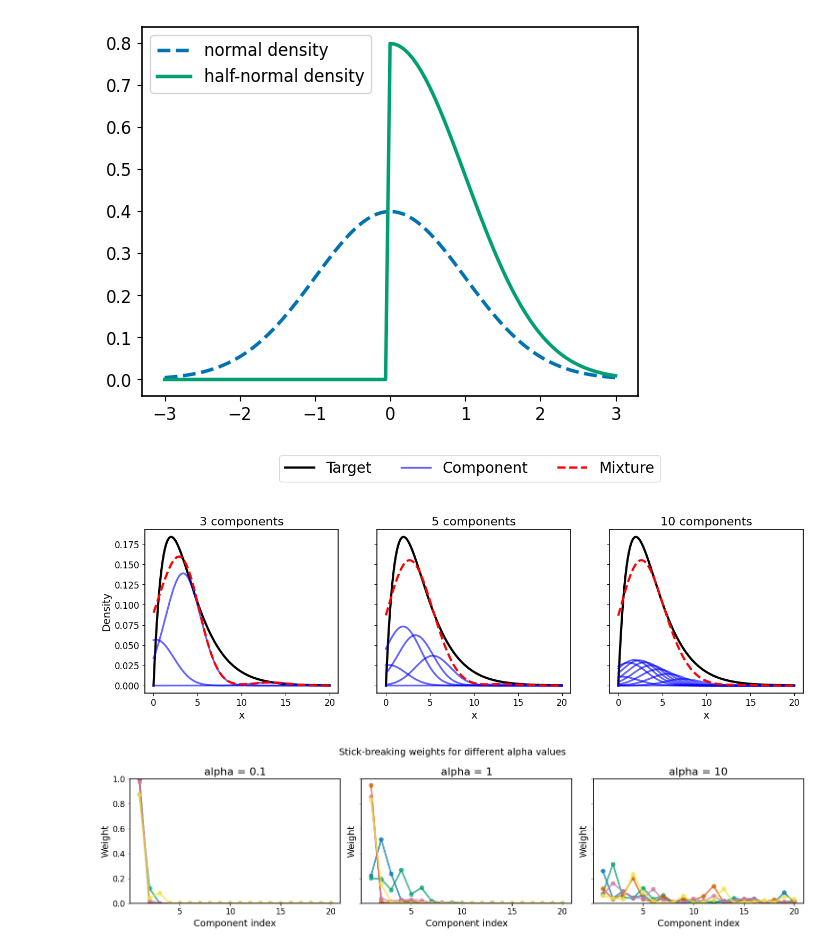
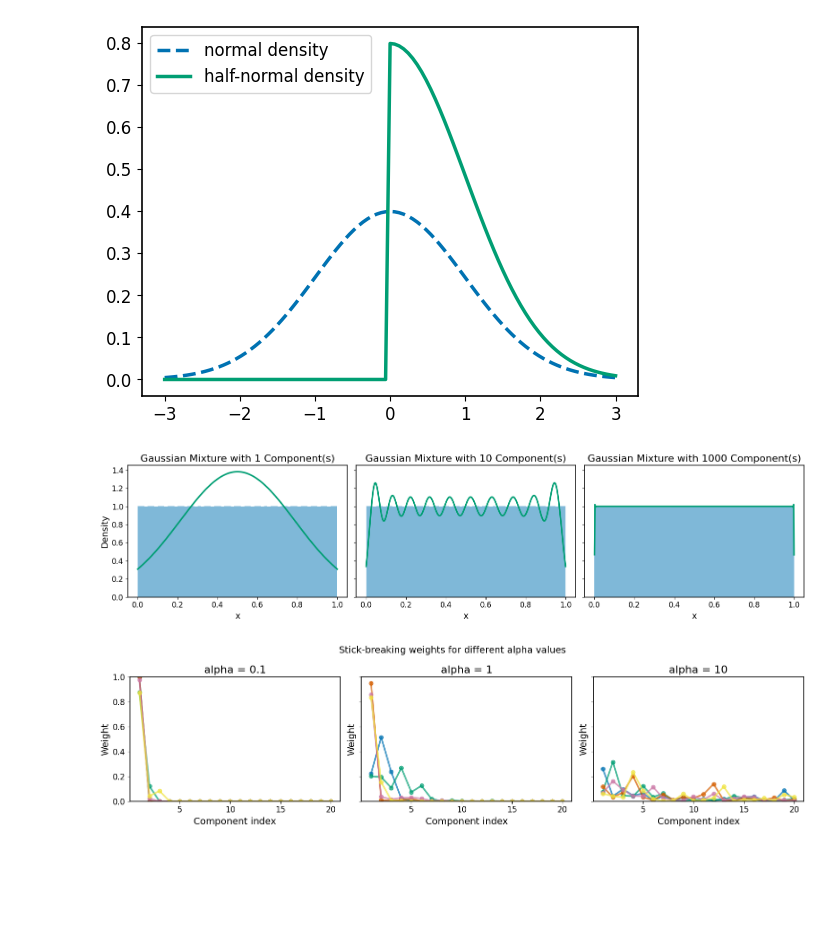
Before and after one commit to KrisNguyen135/Grokking-Bayes, a Jupyter notebook: ch07/Illustrations.ipynb, the cells around one changed output. Saved outputs shown, nothing was run; the diff lists cells and outputs as text; code cells hidden in the pictures; blank space fills up the shorter version.

```diff
--- a/ch07/Illustrations.ipynb
+++ b/ch07/Illustrations.ipynb
@@ -75,52 +75,40 @@ def gaussian_mixture_pdf(x, weights, mus, sigmas):
         pdf += w * norm.pdf(x, mu, sigma)
     return pdf
 # %%
-shape, scale = 2., 2.
-x = np.linspace(0, 20, 1000)
-true_pdf = gamma(a=shape, scale=scale).pdf(x)
-
-# --- Construct manual Gaussian mixtures with component breakdown ---
-def manual_mixture_components(x, n_components):
-    quantiles = np.linspace(0.01, 0.99, n_components)
-    means = gamma(a=shape, scale=scale).ppf(quantiles)
-    weights = gamma(a=shape, scale=scale).pdf(means)
-    weights /= weights.sum()
-    std = scale
-    components = [w * norm.pdf(x, loc=m, scale=std) for m, w in zip(means, weights)]
-    mixture_pdf = np.sum(components, axis=0)
-    return mixture_pdf, components, means, weights
-
-# --- Different component counts ---
-component_list = [3, 5, 10]
-results = {k: manual_mixture_components(x, k) for k in component_list}
-
-# --- Plot ---
 fig, axes = plt.subplots(1, len(component_list), figsize=(16, 4), sharey=True)
 
-for ax, k in zip(axes, component_list):
-    mixture_pdf, components, means, weights = results[k]
-    ax.plot(x, true_pdf, 'k-', lw=3, label="Target")
-    # plot individual components
-    for i, comp in enumerate(components):
-        ax.plot(x, comp, 'b-', alpha=0.6, label="Component" if i == 0 else None)
-    ax.plot(x, mixture_pdf, 'r--', lw=3, label=f"Mixture")
-    ax.set_title(f"{k} components")
-    ax.set_xlabel("x")
-    if ax is axes[0]:
-        ax.set_ylabel("Density")
-    # ax.legend()
+np.random.seed(42)
 
-plt.legend(
-    ncols=3,
-    bbox_to_anchor=(0.3, 1.5),
-    fontsize=20,
-)
+# Create a difficult target density (skewed + multimodal)
+n = 10_000
+# data1 = gamma(a=2.0, scale=1.0).rvs(size=int(0.5 * n))
+# data2 = norm(loc=6, scale=0.5).rvs(size=int(0.3 * n))
+# data3 = norm(loc=10, scale=1.5).rvs(size=int(0.2 * n))
+# data = np.concatenate([data1, data2, data3]).reshape(-1, 1)
 
-# plt.suptitle("Gaussian Mixtures with Individual Components", fontsize=14)
-# plt.tight_layout()
+# data = beta(1, 1).rvs(size=(n, 1))
+data = np.linspace(0, 1, n).reshape(-1, 1)
+
+xs = np.linspace(0, 1, 500).reshape(-1, 1)
+
+components_list = [1, 10, 1000]
+
+for k_i, k in enumerate(components_list):
+    gmm = GaussianMixture(n_components=k, random_state=42)
+    gmm.fit(data)
+    logprob = gmm.score_samples(xs)
+    density = np.exp(logprob)
+
+    axes[k_i].hist(data, bins=60, density=True, alpha=0.5)
+    axes[k_i].plot(xs, density)
+    axes[k_i].set_title(f"Gaussian Mixture with {k} Component(s)")
+    axes[k_i].set_xlabel("x")
+
+axes[0].set_ylabel("Density")
+plt.tight_layout()
 plt.show()
 # %% [output]
-[figure, old version]
+[figure, new version]
 # %%
 def stick_breaking(alpha, n_components=20, n_samples=5, random_state=None):
     """
```
Also changed, not shown: parts of 1 cell of this notebook, 6 other files.
